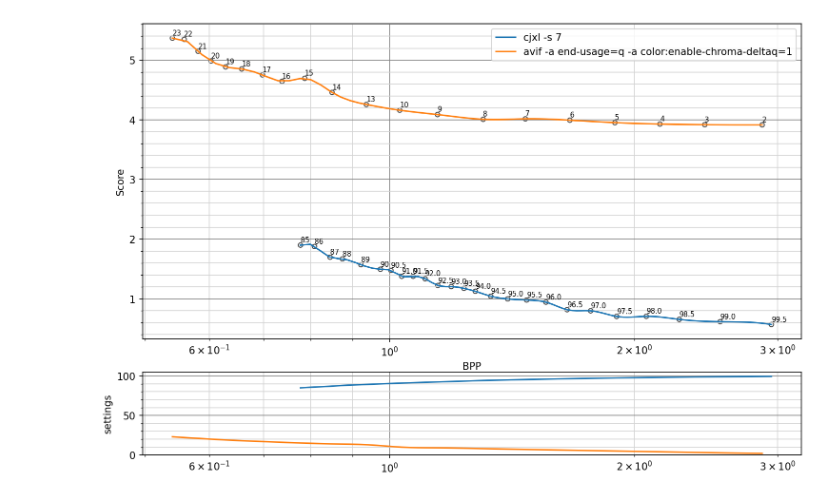
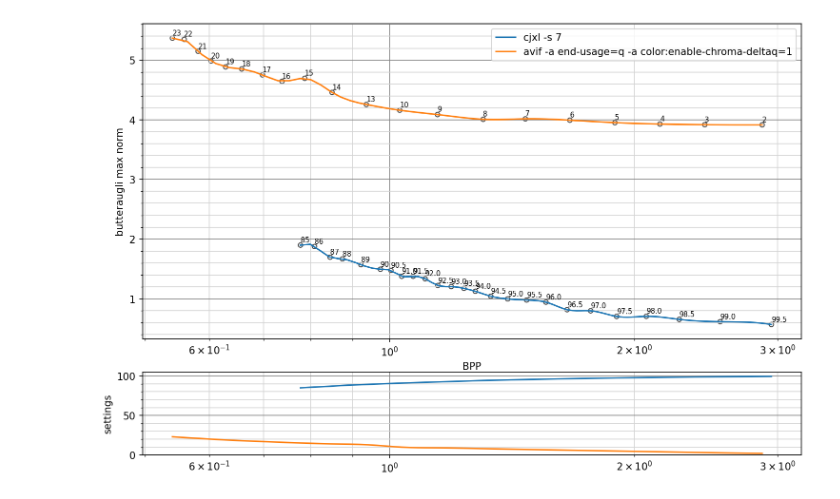
Before and after one commit to EugeneVert/image_bench, a Jupyter notebook: plot.ipynb, the cells around one changed output. Drawn from its saved outputs; the diff is of its cells as text; code cells hidden in the pictures.

Commit message:
Plot labels

```diff
--- a/plot.ipynb
+++ b/plot.ipynb
@@ -52,32 +52,33 @@ for n, r in readers.items():
     z = r["Method"]
     f_y = sp.interp1d(x, y, kind="cubic")
     f_z = sp.interp1d(x, z, kind="cubic")
     x_new = np.linspace(min(x), max(x), num=100)
     y_new = f_y(x_new)
     z_new = f_z(x_new)
     plot_2d(ax_main, ax_bottom, x, y, x_new, y_new, label=n)
     for i, txt in enumerate(z):
         j = ax_main.annotate(str(txt), (x[i], y[i]+0.05))
         j.set_fontsize(7)
 
 
 # PLOT SETTINGS
 ax_main.grid(True, color='gray')
 ax_main.minorticks_on()
 ax_main.grid(True, which='minor', color='lightgray')
 # ax_main.set_xticks(np.arange(min(x_new), max(x_new)+1, 0.5))
 ax_main.set_xlabel("BPP")
-ax_main.set_ylabel("Score")
+ax_main.set_ylabel("butteraugli max norm")
+# ax_main.set_ylabel("butteraugli pnorm")
 
 ax_main.legend()
 
 ax_bottom.grid(True, color='gray')
 ax_bottom.minorticks_on()
 ax_bottom.grid(True, which='minor', color='lightgray')
 # ax_bottom.set_xticks(np.arange(min(x_new), max(x_new)+1, 0.5))
 ax_bottom.set_ylim(0,105)
 ax_bottom.set_ylabel("settings")
 
 plt.show()
 # %% [output]
-[figure, old version]
+[figure, new version]
```
